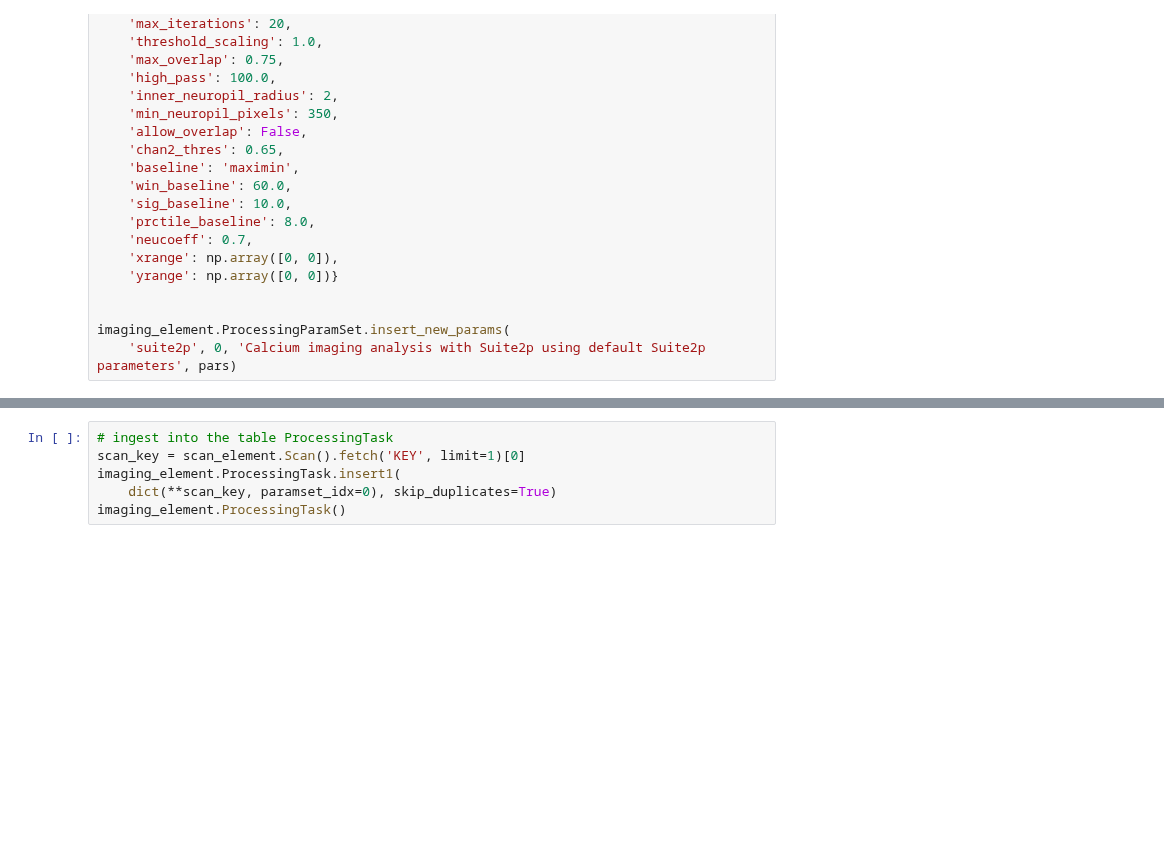
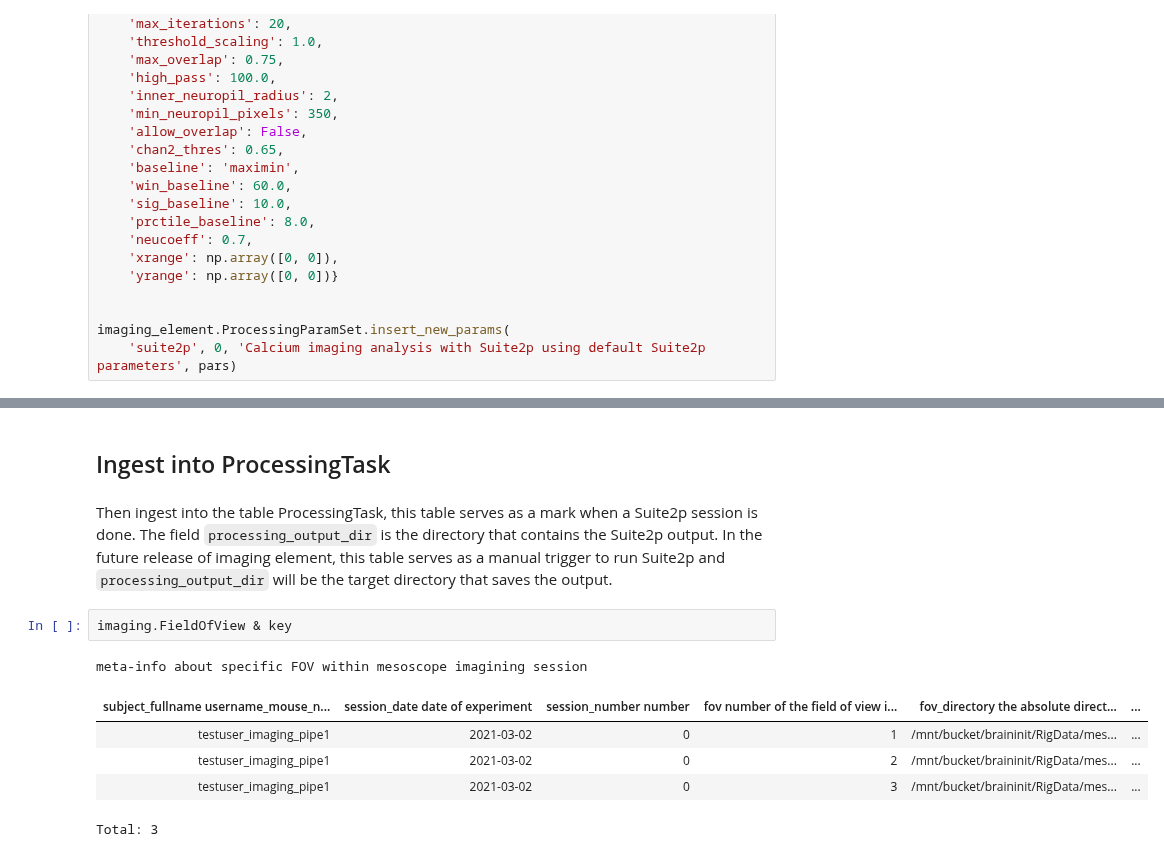
Before and after one commit to BrainCOGS/U19-pipeline-python, a Jupyter notebook: notebooks/imaging_element/imaging_element_workflow.ipynb, the cells around one changed output, grey strips where cells are left out. Drawn from its saved outputs; the diff is of its cells as text; blank space fills up the shorter version.

```diff
--- a/notebooks/imaging_element/imaging_element_workflow.ipynb
+++ b/notebooks/imaging_element/imaging_element_workflow.ipynb
@@ -76,6 +178,13 @@ imaging_element.ProcessingParamSet()
-# %%
-# ingest into the table ProcessingTask
-scan_key = scan_element.Scan().fetch('KEY', limit=1)[0]
-imaging_element.ProcessingTask.insert1(
-    dict(**scan_key, paramset_idx=0), skip_duplicates=True)
-imaging_element.ProcessingTask()
+# %% [markdown]
+## Ingest into ProcessingTask
+# %% [markdown]
+Then ingest into the table ProcessingTask, this table serves as a mark when a Suite2p session is done. The field `processing_output_dir` is the directory that contains the Suite2p output. In the future release of imaging element, this table serves as a manual trigger to run Suite2p and `processing_output_dir` will be the target directory that saves the output.
+# %%
+imaging.FieldOfView & key
+# %% [output]
+meta-info about specific FOV within mesoscope imagining session
+| subject_fullname username_mouse_n... | session_date date of experiment | session_number number | fov number of the field of view i... | fov_directory the absolute direct... | ... |
+| testuser_imaging_pipe1 | 2021-03-02 | 0 | 1 | /mnt/bucket/braininit/RigData/mes... | ... |
+| testuser_imaging_pipe1 | 2021-03-02 | 0 | 2 | /mnt/bucket/braininit/RigData/mes... | ... |
+| testuser_imaging_pipe1 | 2021-03-02 | 0 | 3 | /mnt/bucket/braininit/RigData/mes... | ... |
+Total: 3
```
Also changed, not shown: parts of 35 cells of this notebook, 2 other files.
